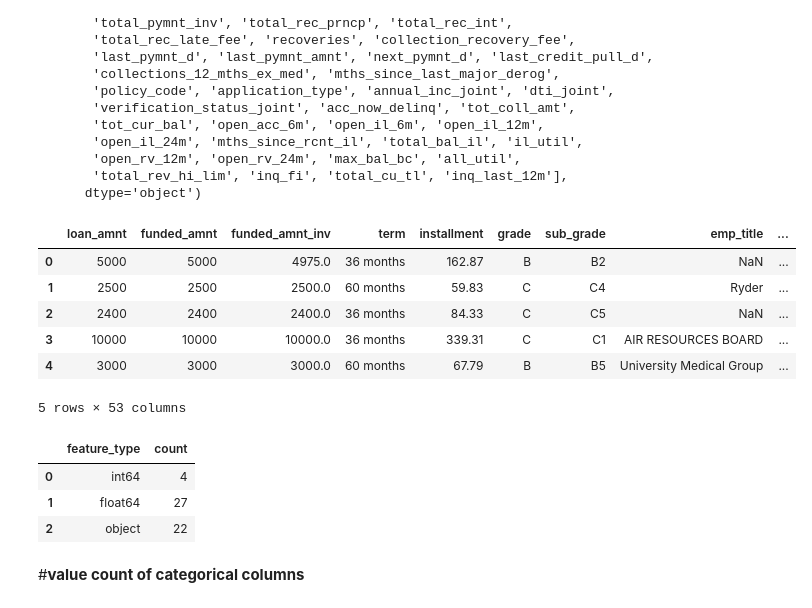
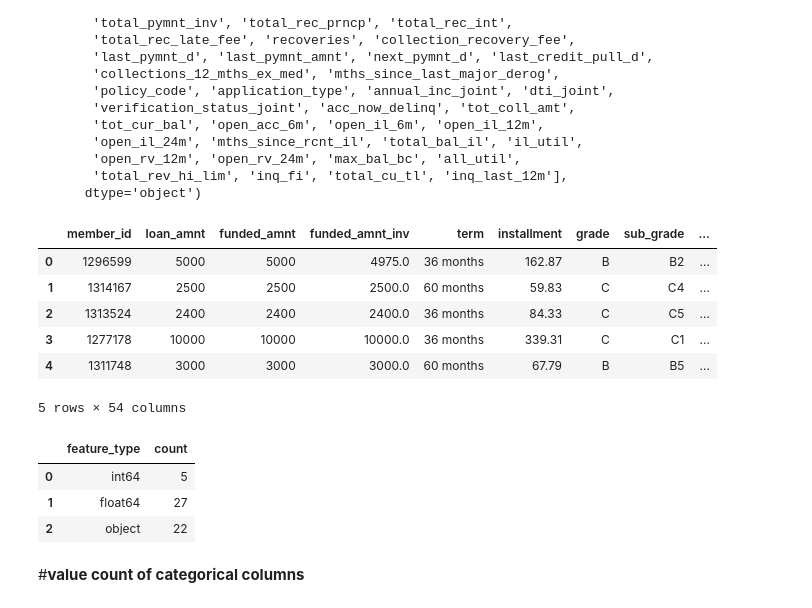
Before and after one commit to arfanrifqi/loan_prediction, a Jupyter notebook: loan_prediction(EDA).ipynb, the cells around one changed output. Cells and saved outputs as stored; diff of their text form; code cells hidden in the pictures.

```diff
--- a/loan_prediction(EDA).ipynb
+++ b/loan_prediction(EDA).ipynb
@@ -113,36 +113,36 @@ Index(['Unnamed: 0', 'id', 'member_id', 'loan_amnt', 'funded_amnt',
        'total_rev_hi_lim', 'inq_fi', 'total_cu_tl', 'inq_last_12m'],
       dtype='object')
 # %%
-df_load = load_data[['loan_amnt', 'funded_amnt',
+df_load = load_data[['member_id','loan_amnt', 'funded_amnt',
        'funded_amnt_inv', 'term', 'installment', 'grade',
        'sub_grade', 'emp_title', 'emp_length', 'home_ownership', 'annual_inc',
        'verification_status', 'issue_d', 'loan_status', 'pymnt_plan', 'url',
        'desc', 'purpose', 'title', 'zip_code', 'addr_state', 'dti',
        'delinq_2yrs', 'earliest_cr_line', 'inq_last_6mths',
        'mths_since_last_delinq', 'mths_since_last_record', 'open_acc',
        'pub_rec', 'revol_bal', 'revol_util', 'total_acc',
        'initial_list_status', 'out_prncp', 'out_prncp_inv', 'total_pymnt',
        'total_pymnt_inv', 'total_rec_prncp', 'total_rec_int',
        'total_rec_late_fee', 'recoveries', 'collection_recovery_fee',
        'last_pymnt_d', 'last_pymnt_amnt', 'next_pymnt_d', 'last_credit_pull_d',
        'collections_12_mths_ex_med', 'mths_since_last_major_derog',
        'policy_code', 'application_type','acc_now_delinq',
        'tot_cur_bal','total_rev_hi_lim']].copy()
 
 df_load.head()
 # %% [output]
-|  | loan_amnt | funded_amnt | funded_amnt_inv | term | installment | grade | sub_grade | emp_title | ... |
-| 0 | 5000 | 5000 | 4975.0 | 36 months | 162.87 | B | B2 | NaN | ... |
-| 1 | 2500 | 2500 | 2500.0 | 60 months | 59.83 | C | C4 | Ryder | ... |
-| 2 | 2400 | 2400 | 2400.0 | 36 months | 84.33 | C | C5 | NaN | ... |
-| 3 | 10000 | 10000 | 10000.0 | 36 months | 339.31 | C | C1 | AIR RESOURCES BOARD | ... |
-| 4 | 3000 | 3000 | 3000.0 | 60 months | 67.79 | B | B5 | University Medical Group | ... |
+|  | member_id | loan_amnt | funded_amnt | funded_amnt_inv | term | installment | grade | sub_grade | ... |
+| 0 | 1296599 | 5000 | 5000 | 4975.0 | 36 months | 162.87 | B | B2 | ... |
+| 1 | 1314167 | 2500 | 2500 | 2500.0 | 60 months | 59.83 | C | C4 | ... |
+| 2 | 1313524 | 2400 | 2400 | 2400.0 | 36 months | 84.33 | C | C5 | ... |
+| 3 | 1277178 | 10000 | 10000 | 10000.0 | 36 months | 339.31 | C | C1 | ... |
+| 4 | 1311748 | 3000 | 3000 | 3000.0 | 60 months | 67.79 | B | B5 | ... |
-5 rows × 53 columns
+5 rows × 54 columns
 # %%
 df_load.dtypes.sort_values().to_frame('feature_type').groupby(by = 'feature_type').size().to_frame('count').reset_index()
 # %% [output]
 |  | feature_type | count |
-| 0 | int64 | 4 |
+| 0 | int64 | 5 |
 | 1 | float64 | 27 |
 | 2 | object | 22 |
 # %% [markdown]
```
Also changed, not shown: parts of 12 cells of this notebook.
